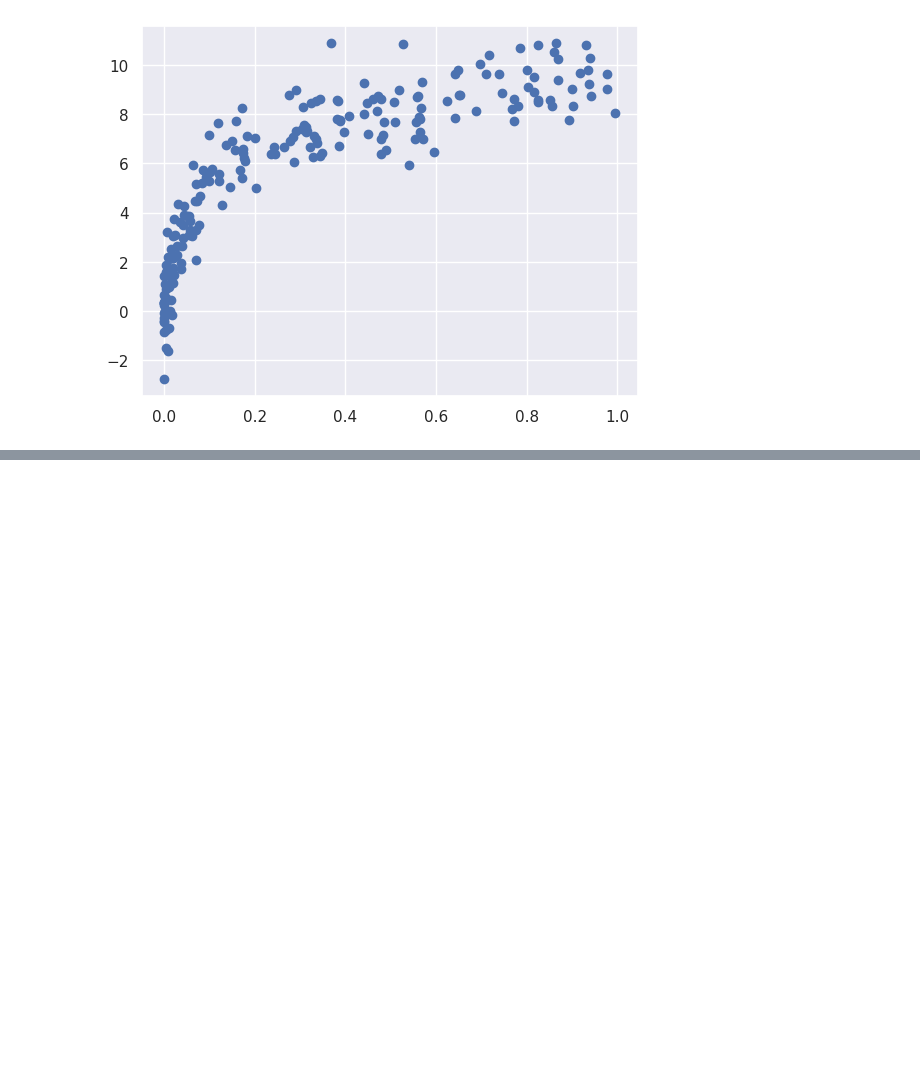
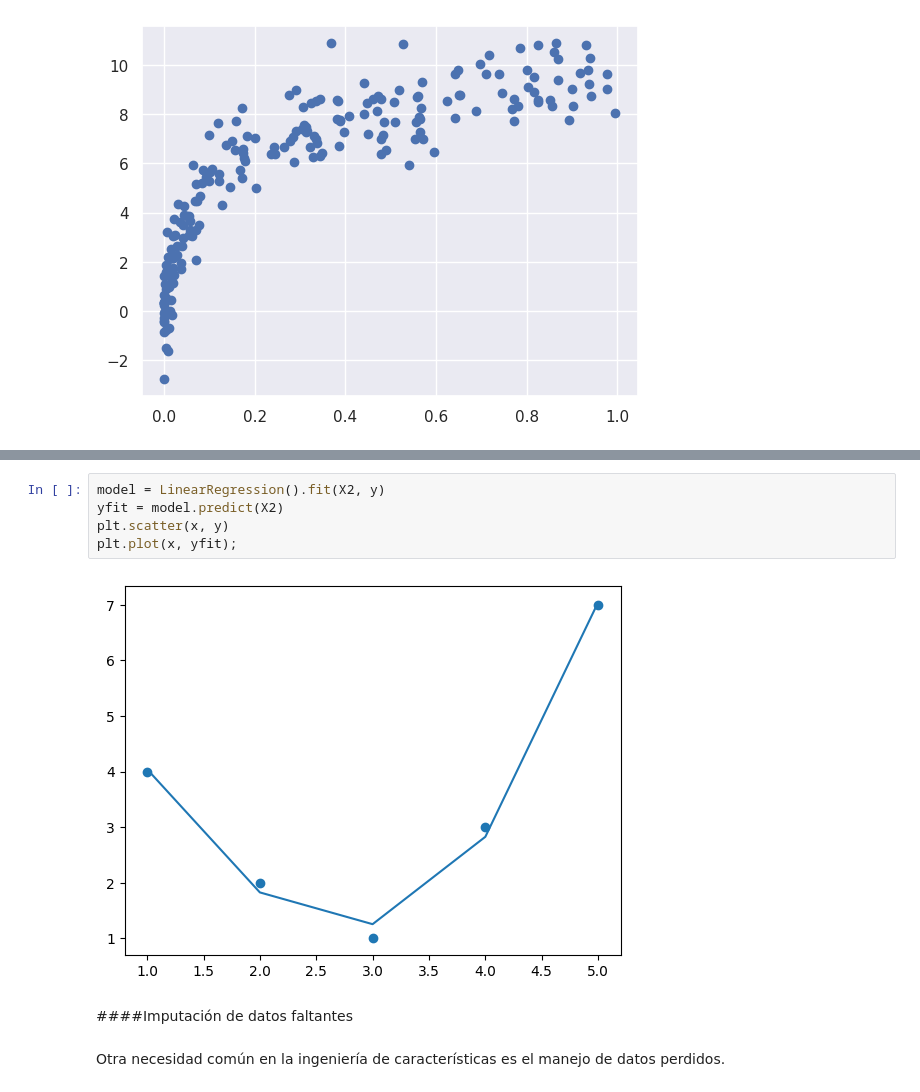
Before and after one commit to m-ony/mineria-de-datos, a Jupyter notebook: Minería_de_Datos.ipynb, the cells around one changed output, grey strips where cells are left out. Drawn from its saved outputs; the diff is of its cells as text; blank space fills up the shorter version.

```diff
--- a/Minería_de_Datos.ipynb
+++ b/Minería_de_Datos.ipynb
@@ -3030,0 +3144,11 @@ plt.scatter(X2.ravel(), y2);
+# %%
+model = LinearRegression().fit(X2, y)
+yfit = model.predict(X2)
+plt.scatter(x, y)
+plt.plot(x, yfit);
+# %% [output]
+[figure, added]
+# %% [markdown]
+####Imputación de datos faltantes
+# %% [markdown]
+Otra necesidad común en la ingeniería de características es el manejo de datos perdidos.
```
Also changed, not shown: parts of 28 cells of this notebook.
